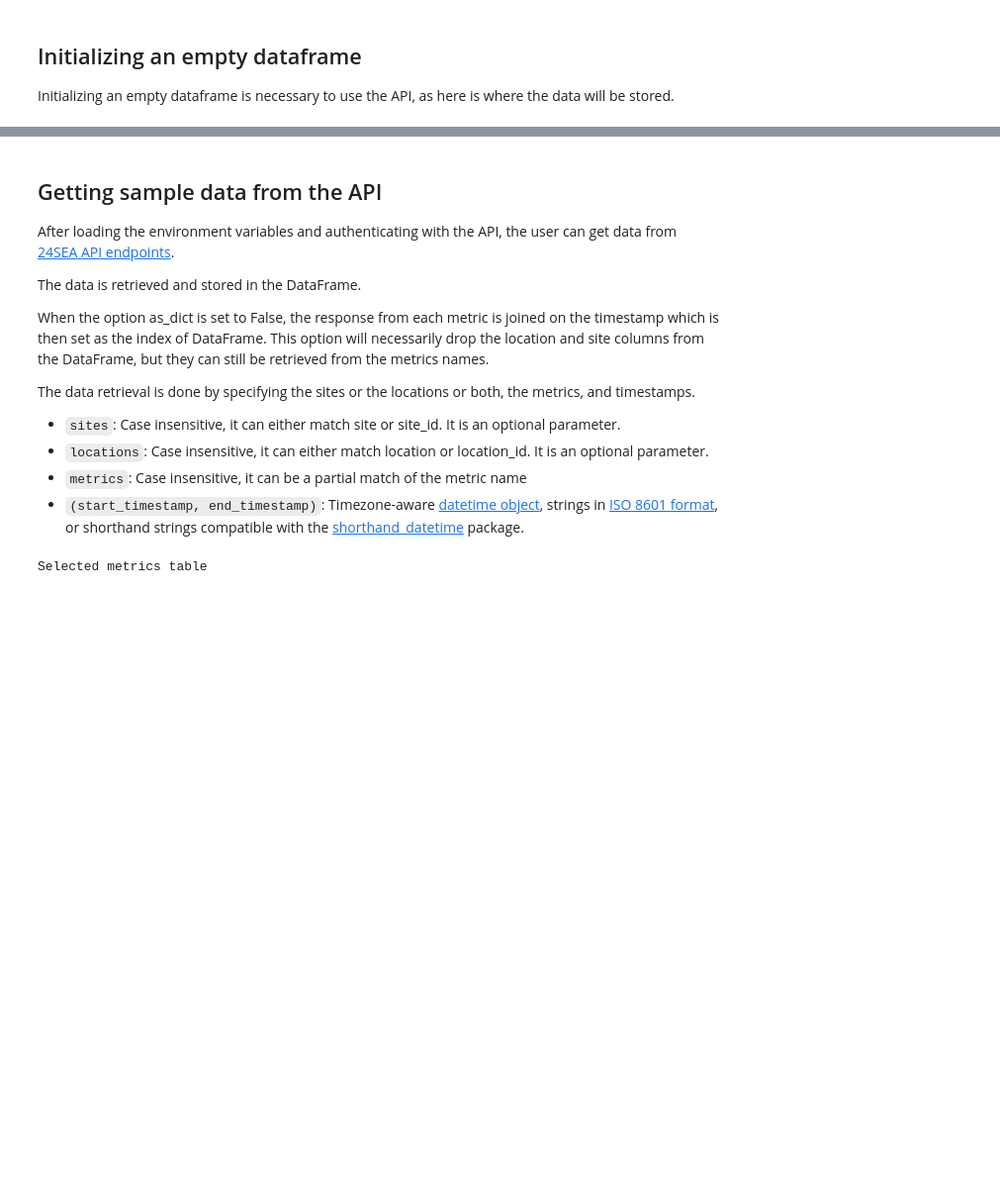
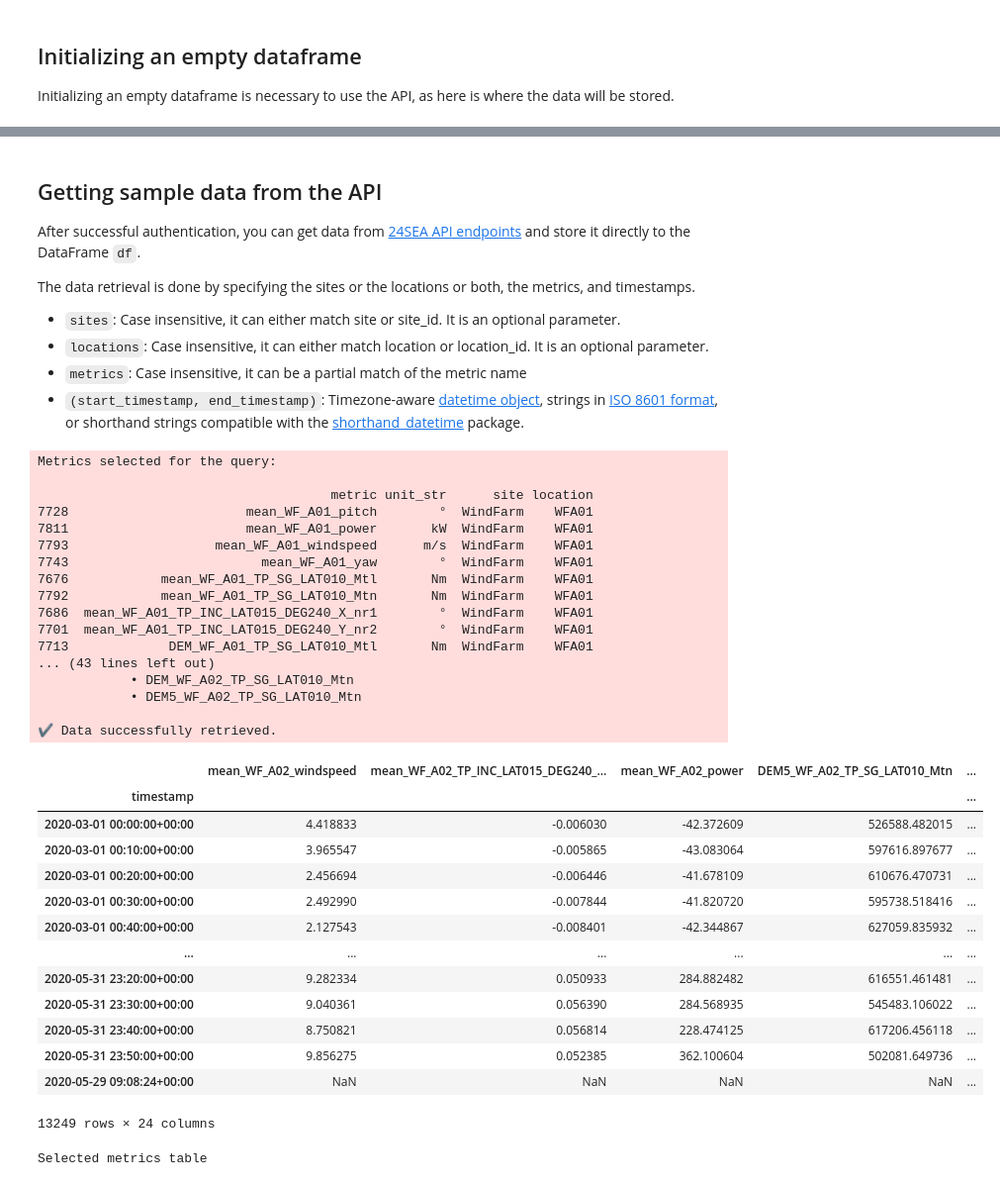
Before and after one commit to OWI-Lab/api-24sea-binder-tutorial, a Jupyter notebook: notebooks/1. Simple query.ipynb, the cells around one changed output, grey strips where cells are left out. Shown: that part at 99% size. Saved outputs shown, nothing was run; the diff lists cells and outputs as text; code cells hidden in the pictures; blank space fills up the shorter version.

```diff
--- a/notebooks/1. Simple query.ipynb
+++ b/notebooks/1. Simple query.ipynb
@@ -214,11 +145,7 @@ df.datasignals._DataSignals__api.metrics_overview
 # %% [markdown]
 ## Getting sample data from the API
 
-After loading the environment variables and authenticating with the API, the user can get data from [24SEA API endpoints](https://api.24sea.eu/redoc/v1/).
-
-The data is retrieved and stored in the DataFrame.
-
-When the option as_dict is set to False, the response from each metric is joined on the timestamp which is then set as the index of DataFrame. This option will necessarily drop the location and site columns from the DataFrame, but they can still be retrieved from the metrics names.
+After successful authentication, you can get data from [24SEA API endpoints](https://api.24sea.eu/redoc/v1/) and store it directly to the DataFrame `df`.
 
 The data retrieval is done by specifying the sites or the locations or both, the metrics, and timestamps.
 
@@ -229,17 +156,47 @@ The data retrieval is done by specifying the sites or the locations or both, the
 # %%
 # **Data Retrieval**
 
 sites = ["wf"]
 locations = ["a01", "a02"]
 metrics = ["mean WinDSpEed", "mean pitch", "mean-Yaw", "mean power",
            "dem", "mean inc", "mean Mtn", " mean Mtl"]
 
 start_timestamp = "2020-03-01T00:00:00Z"
 end_timestamp = "2020-06-01T00:00:00Z"
-
-data = df.datasignals.get_data(sites, locations, metrics,
-                               start_timestamp, end_timestamp)
-df["timestamp"] = pd.to_datetime(df["timestamp"])
+df.datasignals.get_data(sites, locations, metrics,
+                        start_timestamp, end_timestamp)
+# %% [output]
+Metrics selected for the query:
+
+                                      metric unit_str      site location
+7728                       mean_WF_A01_pitch        °  WindFarm    WFA01
+7811                       mean_WF_A01_power       kW  WindFarm    WFA01
+7793                   mean_WF_A01_windspeed      m/s  WindFarm    WFA01
+7743                         mean_WF_A01_yaw        °  WindFarm    WFA01
+7676            mean_WF_A01_TP_SG_LAT010_Mtl       Nm  WindFarm    WFA01
+7792            mean_WF_A01_TP_SG_LAT010_Mtn       Nm  WindFarm    WFA01
+7686  mean_WF_A01_TP_INC_LAT015_DEG240_X_nr1        °  WindFarm    WFA01
+7701  mean_WF_A01_TP_INC_LAT015_DEG240_Y_nr2        °  WindFarm    WFA01
+7713             DEM_WF_A01_TP_SG_LAT010_Mtl       Nm  WindFarm    WFA01
+... (43 lines left out)
+            • DEM_WF_A02_TP_SG_LAT010_Mtn
+            • DEM5_WF_A02_TP_SG_LAT010_Mtn
+
+✔️ Data successfully retrieved.
+|  | mean_WF_A02_windspeed | mean_WF_A02_TP_INC_LAT015_DEG240_... | mean_WF_A02_power | DEM5_WF_A02_TP_SG_LAT010_Mtn | ... |
+| timestamp |  |  |  |  | ... |
+| 2020-03-01 00:00:00+00:00 | 4.418833 | -0.006030 | -42.372609 | 526588.482015 | ... |
+| 2020-03-01 00:10:00+00:00 | 3.965547 | -0.005865 | -43.083064 | 597616.897677 | ... |
+| 2020-03-01 00:20:00+00:00 | 2.456694 | -0.006446 | -41.678109 | 610676.470731 | ... |
+| 2020-03-01 00:30:00+00:00 | 2.492990 | -0.007844 | -41.820720 | 595738.518416 | ... |
+| 2020-03-01 00:40:00+00:00 | 2.127543 | -0.008401 | -42.344867 | 627059.835932 | ... |
+| ... | ... | ... | ... | ... | ... |
+| 2020-05-31 23:20:00+00:00 | 9.282334 | 0.050933 | 284.882482 | 616551.461481 | ... |
+| 2020-05-31 23:30:00+00:00 | 9.040361 | 0.056390 | 284.568935 | 545483.106022 | ... |
+| 2020-05-31 23:40:00+00:00 | 8.750821 | 0.056814 | 228.474125 | 617206.456118 | ... |
+| 2020-05-31 23:50:00+00:00 | 9.856275 | 0.052385 | 362.100604 | 502081.649736 | ... |
+| 2020-05-29 09:08:24+00:00 | NaN | NaN | NaN | NaN | ... |
+13249 rows × 24 columns
 # %%
 print("\033[34;1mSelected metrics table\033[0m")
 df.datasignals.selected_metrics
```
Also changed, not shown: parts of 16 cells of this notebook, 2 other files.
